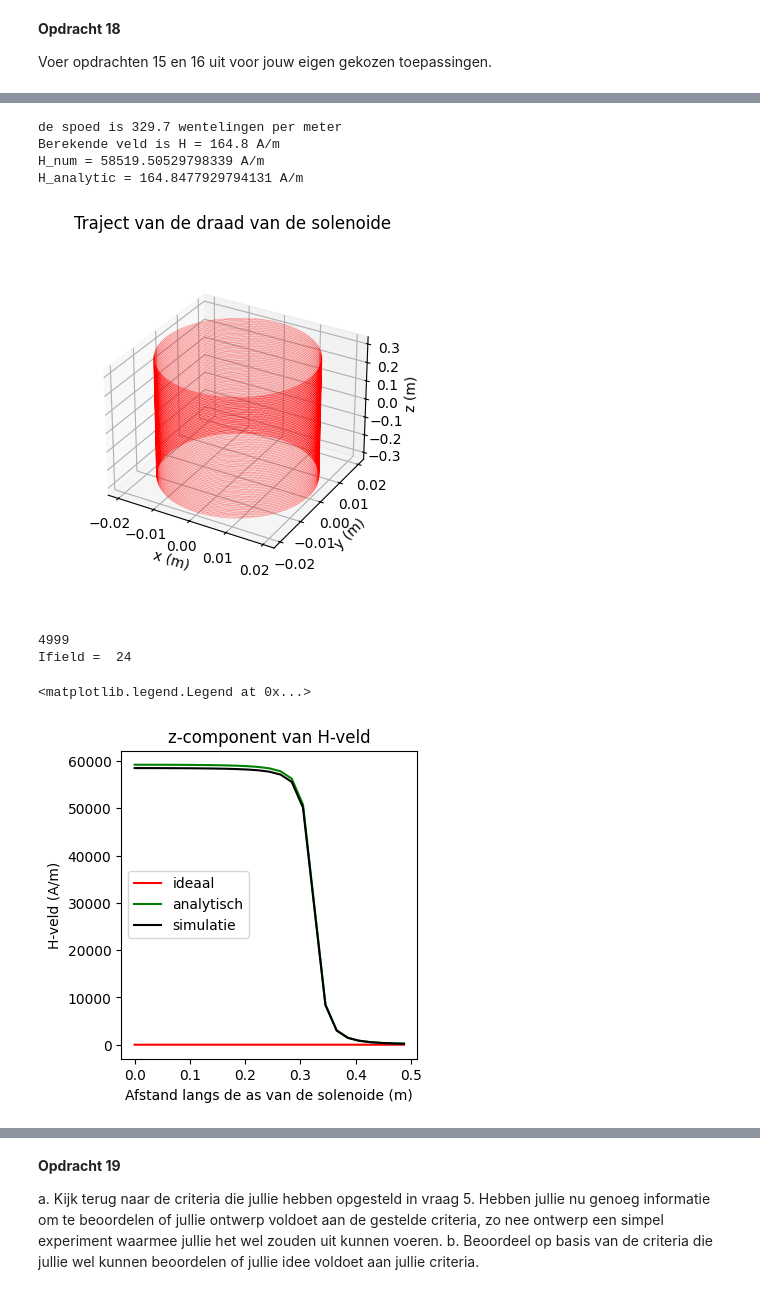
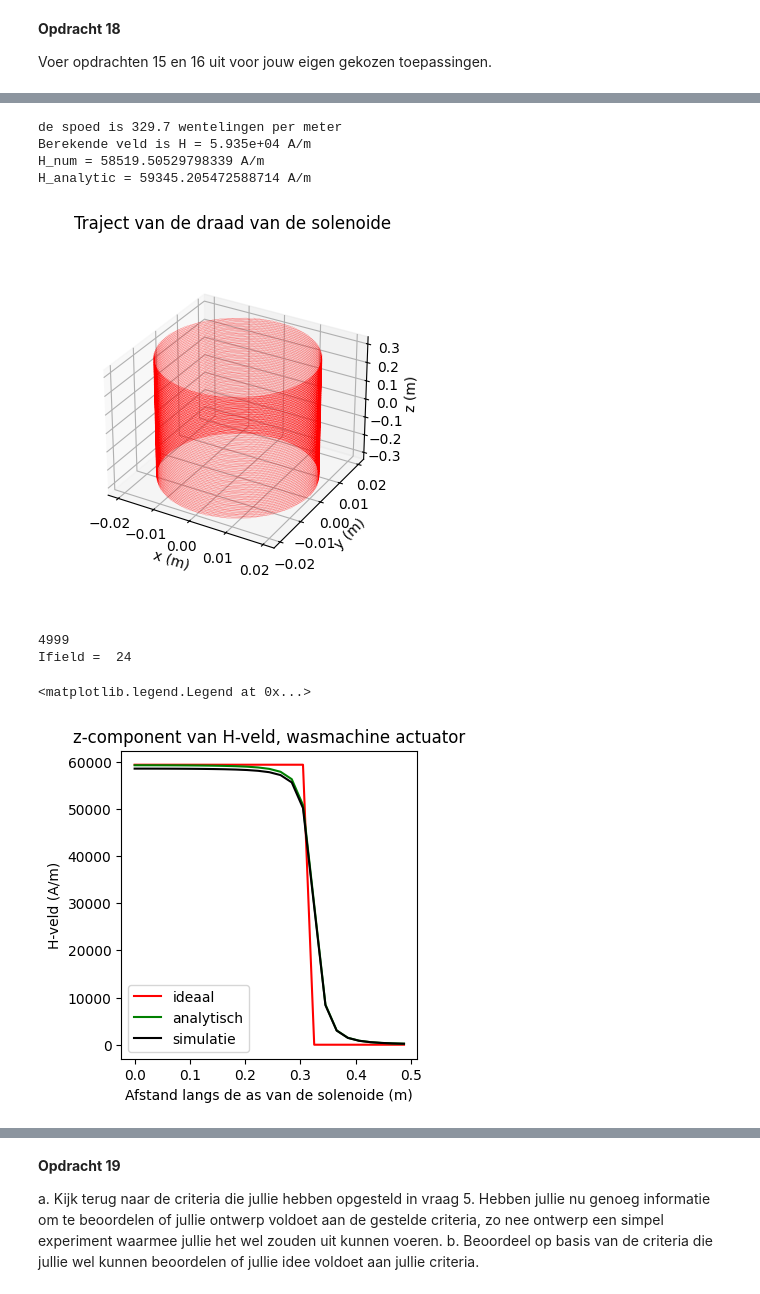
Before and after one commit to cs50202/opdrachten-DEF-D-, a Jupyter notebook: 2KrachtactuatorOpdracht/2KrachtactuatorOpdracht/KrachtactuatorOpdracht.ipynb, the cells around one changed output, grey strips where cells are left out. Drawn from its saved outputs; the diff is of its cells as text; code cells hidden in the pictures.

```diff
--- a/2KrachtactuatorOpdracht/2KrachtactuatorOpdracht/KrachtactuatorOpdracht.ipynb
+++ b/2KrachtactuatorOpdracht/2KrachtactuatorOpdracht/KrachtactuatorOpdracht.ipynb
@@ -934,7 +934,7 @@ spoed = N/L_sol
 print(f"de spoed is {spoed:.4g} wentelingen per meter")
 
 #weer een placeholder voor als we de echte waardes doen
-I_oneindig = 500e-3 #A
+I_oneindig = 180 #A
 
 H_oneindig = spoed * I_oneindig
 print(f"Berekende veld is H = {H_oneindig:.4g} A/m")
@@ -997,9 +997,9 @@ print("H_analytic =", H_oneindig, "A/m")
 ###
 # %% [output]
 de spoed is 329.7 wentelingen per meter
-Berekende veld is H = 164.8 A/m
+Berekende veld is H = 5.935e+04 A/m
 H_num = 58519.50529798339 A/m
-H_analytic = 164.8477929794131 A/m
+H_analytic = 59345.205472588714 A/m
 [figure]
 # %%
 n_ax=25
@@ -1021,36 +1021,36 @@ def field_current_element(r_field, r_source, dl):
 print(len(r_source_deel5))
 for i_field in range(n_ax):
     print(f"\rIfield =  {i_field}", end="")# Print welk element van het veld nu berekend wordt.
     # Bepaal de field coordinate
     r_field = np.array([0, 0, z_ax[i_field]])
     Hsimulated=np.array([0,0,0],dtype='float64')
     n_sources = len(r_source_deel5)
     for i_source in np.arange(n_sources):
         r_source = r_source_deel5[i_source] # zo bepaal je voor elke r_field alle bijdragen
         Hsimulated += field_current_element(r_field, r_source, dl_deel5[i_source])
 
     # selecting the z-component
     H_ax[i_field,0]=Hsimulated[2]
 
-H_veld_ideaal=analytical_answer*np.ones(n_ax)*(1.0*(z_ax < L_sol/2))
+H_veld_ideaal=H_oneindig*np.ones(n_ax)*(1.0*(z_ax < L_sol/2))
 
 # dit is nog een aardige analytische uitdrukking die je kan uitrekenen voor de z-component op de as van een solenoide met eindige lengte
 H_veld_analytisch=(aantal_omwent*I/L_sol/2)*((L_sol/2-z_ax)/np.sqrt((z_ax- L_sol/2)**2 + r_sol**2)+(L_sol/2+z_ax)/np.sqrt((z_ax+ L_sol/2)**2 + r_sol**2))
 
 plt.figure(figsize=[13,4])
 plt.subplot(131)
-plt.title('z-component van H-veld')
+plt.title('z-component van H-veld, wasmachine actuator')
 plt.plot(z_ax, H_veld_ideaal, '-r', label='ideaal')
 plt.plot(z_ax, H_veld_analytisch, '-g', label='analytisch')
 plt.plot(z_ax, H_ax, '-k', label='simulatie')
 plt.xlabel('Afstand langs de as van de solenoide (m)')
 plt.ylabel('H-veld (A/m)')
 plt.legend()
 # %% [output]
 4999
 Ifield =  24
 <matplotlib.legend.Legend at 0x...>
-[figure, old version]
+[figure, new version]
 # %%
 # integrate the field up to point z_p
 mu_r = 50000
```
Also changed, not shown: parts of 10 cells of this notebook.
